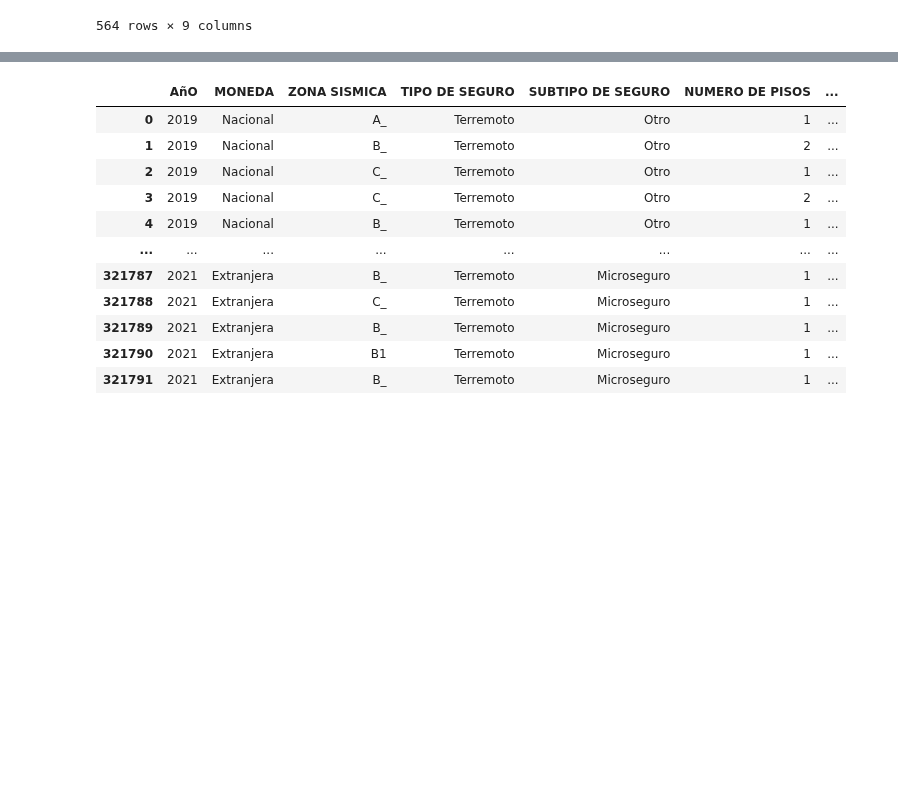
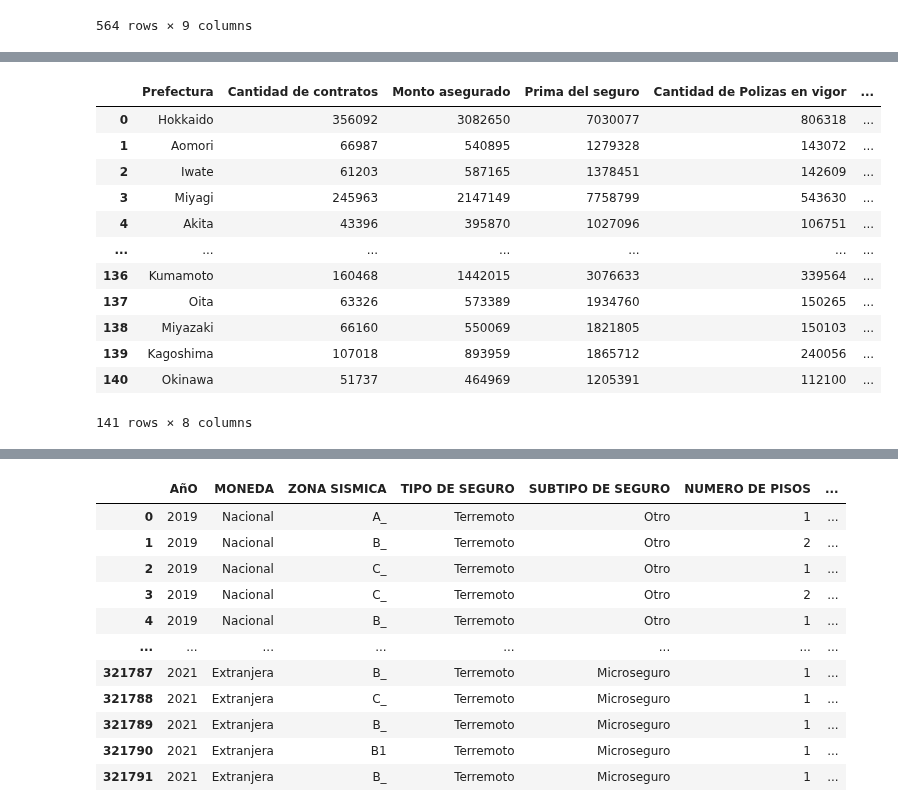
Before and after one commit to ReneRamosTrvn/alertas_sismicas, a Jupyter notebook: ETL.ipynb, the cells around one changed output, grey strips where cells are left out. Drawn from its saved outputs; the diff is of its cells as text; code cells hidden in the pictures; blank space fills up the shorter version.

```diff
--- a/ETL.ipynb
+++ b/ETL.ipynb
@@ -466,0 +520,16 @@ df_polizas
+# %%
+datos_hoja3
+# %% [output]
+|  | Prefectura | Cantidad de contratos | Monto asegurado | Prima del seguro | Cantidad de Polizas en vigor | ... |
+| 0 | Hokkaido | 356092 | 3082650 | 7030077 | 806318 | ... |
+| 1 | Aomori | 66987 | 540895 | 1279328 | 143072 | ... |
+| 2 | Iwate | 61203 | 587165 | 1378451 | 142609 | ... |
+| 3 | Miyagi | 245963 | 2147149 | 7758799 | 543630 | ... |
+| 4 | Akita | 43396 | 395870 | 1027096 | 106751 | ... |
+| ... | ... | ... | ... | ... | ... | ... |
+| 136 | Kumamoto | 160468 | 1442015 | 3076633 | 339564 | ... |
+| 137 | Oita | 63326 | 573389 | 1934760 | 150265 | ... |
+| 138 | Miyazaki | 66160 | 550069 | 1821805 | 150103 | ... |
+| 139 | Kagoshima | 107018 | 893959 | 1865712 | 240056 | ... |
+| 140 | Okinawa | 51737 | 464969 | 1205391 | 112100 | ... |
+141 rows × 8 columns
```
Also changed, not shown: parts of 8 cells of this notebook, 8 other files.
